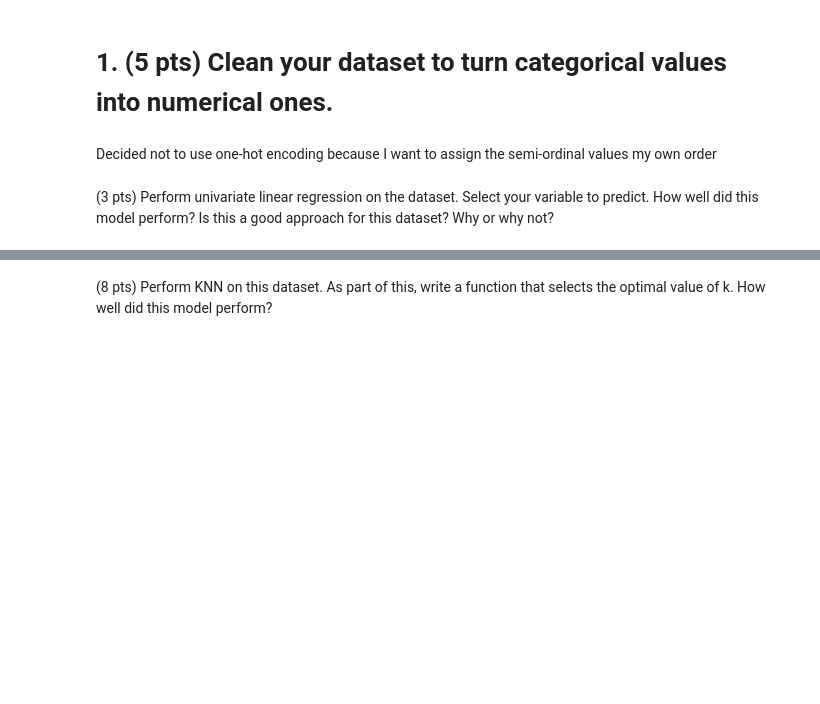
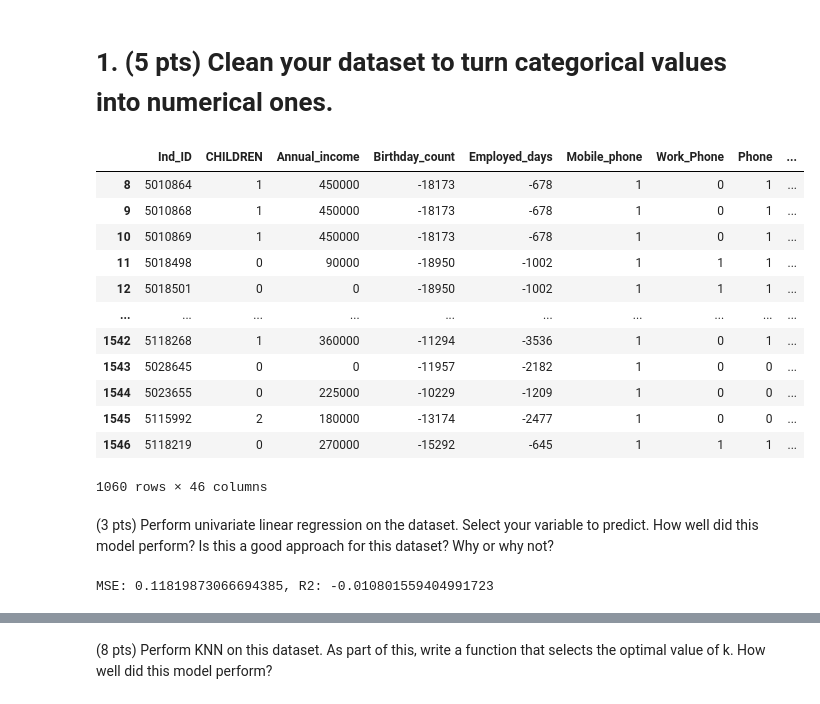
Before and after one commit to isakhel/iovanecs1070, a Jupyter notebook: Homework/Homework-10-4.ipynb, the cells around one changed output, grey strips where cells are left out. Drawn from its saved outputs; the diff is of its cells as text; code cells hidden in the pictures; blank space fills up the shorter version.

```diff
--- a/Homework/Homework-10-4.ipynb
+++ b/Homework/Homework-10-4.ipynb
@@ -97,2 +33,0 @@ sorted_df = pd.DataFrame({"Id" : label_df["Ind_ID"],
-# %% [markdown]
-Decided not to use one-hot encoding because I want to assign the semi-ordinal values my own order
@@ -118,3 +34,41 @@ sorted_df["Housing"] = sorted_df["Housing"].replace({'With parents': 0,
+# %%
+sorted_df = pd.merge(df, label_df, on='Ind_ID')
+# %%
+def clean_and_encode_data(sorted_df: pd.DataFrame,
+                        numerical_cols: List[str] = ['Annual_income', 'Birthday_count'],
+                          categorical_cols: List[str] = ['GENDER', 'Car_Owner', 'Propert_Owner', 'Type_Income',
+                                                         'EDUCATION', 'Marital_status', 'Housing_type', 'Type_Occupation'],
+                          occupation_col: str = 'Type_Occupation') -> pd.DataFrame:
+    for col in numerical_cols:
+        df[col] = df[col].fillna(df[col].median())
+
+    sorted_df.dropna(subset=[occupation_col], inplace=True)
+
+    sorted_df['GENDER'] = sorted_df['GENDER'].fillna(sorted_df['GENDER'].mode()[0])
+
+    sorted_df = pd.get_dummies(sorted_df, columns=categorical_cols, drop_first=True)
+
+    sorted_df = sorted_df.replace([np.inf, -np.inf], np.nan).fillna(0)
+
+    sorted_df = sorted_df.astype(int)
+
+    return sorted_df
+sorted_df = clean_and_encode_data(sorted_df)
+sorted_df
+# %% [output]
+|  | Ind_ID | CHILDREN | Annual_income | Birthday_count | Employed_days | Mobile_phone | Work_Phone | Phone | ... |
+| 8 | 5010864 | 1 | 450000 | -18173 | -678 | 1 | 0 | 1 | ... |
+| 9 | 5010868 | 1 | 450000 | -18173 | -678 | 1 | 0 | 1 | ... |
+| 10 | 5010869 | 1 | 450000 | -18173 | -678 | 1 | 0 | 1 | ... |
+| 11 | 5018498 | 0 | 90000 | -18950 | -1002 | 1 | 1 | 1 | ... |
+| 12 | 5018501 | 0 | 0 | -18950 | -1002 | 1 | 1 | 1 | ... |
+| ... | ... | ... | ... | ... | ... | ... | ... | ... | ... |
+| 1542 | 5118268 | 1 | 360000 | -11294 | -3536 | 1 | 0 | 1 | ... |
+| 1543 | 5028645 | 0 | 0 | -11957 | -2182 | 1 | 0 | 0 | ... |
+| 1544 | 5023655 | 0 | 225000 | -10229 | -1209 | 1 | 0 | 0 | ... |
+| 1545 | 5115992 | 2 | 180000 | -13174 | -2477 | 1 | 0 | 0 | ... |
+| 1546 | 5118219 | 0 | 270000 | -15292 | -645 | 1 | 1 | 1 | ... |
+1060 rows × 46 columns
 # %% [markdown]
 (3 pts) Perform univariate linear regression on the dataset. Select your variable to predict. How well did this model perform? Is this a good approach for this dataset? Why or why not?
 # %%
@@ -137,8 +90,9 @@ def credit_approve(sorted_df,
 
     return mse, r2
 # %%
-xcolumn = 'Income'
-ycolumn = 'ID'
-
-mse, r2 = credit_approve(sorted_df, xcolumn, ycolumn)
+linx = ['Annual_income']
+liny = "label"
+mse, r2 = credit_approve(linx, liny)
 print(f'MSE: {mse}, R2: {r2}')
+# %% [output]
+MSE: 0.11819873066694385, R2: -0.010801559404991723
```
Also changed, not shown: parts of 25 cells of this notebook.
